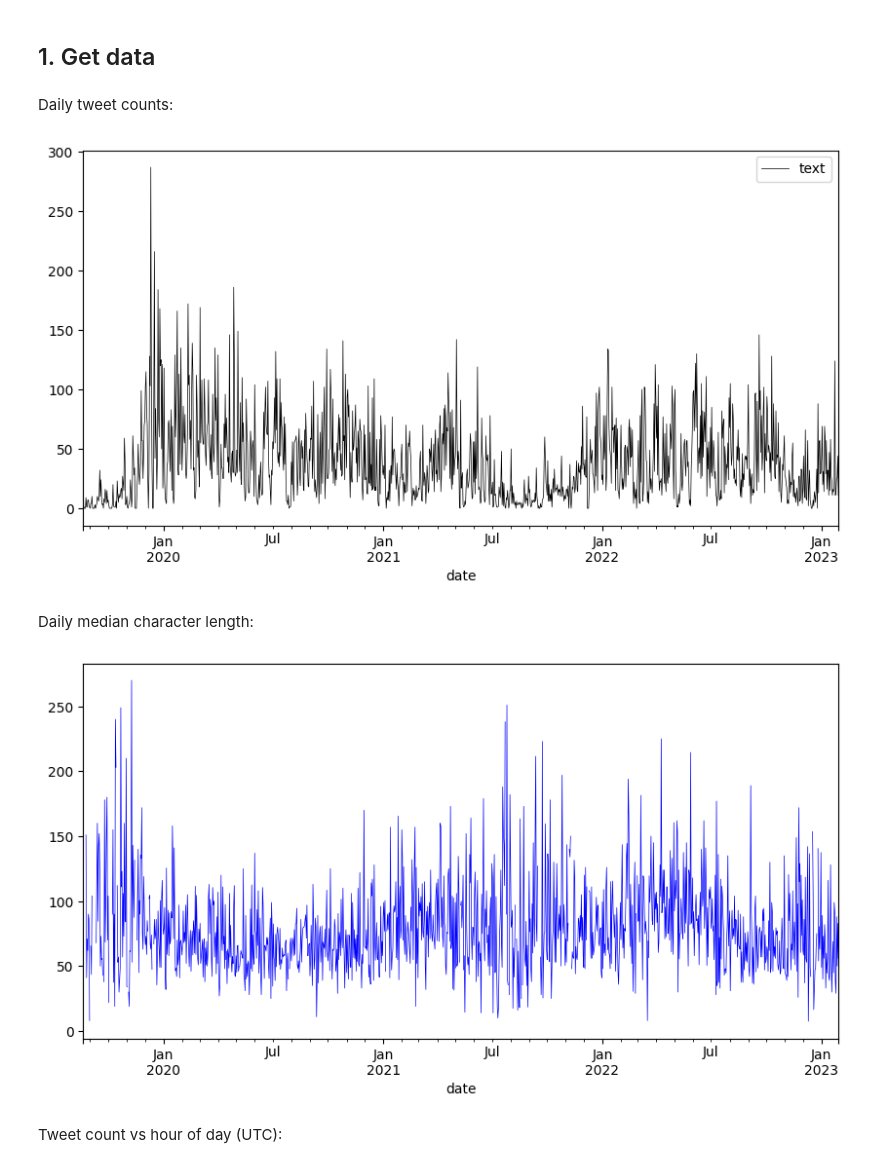
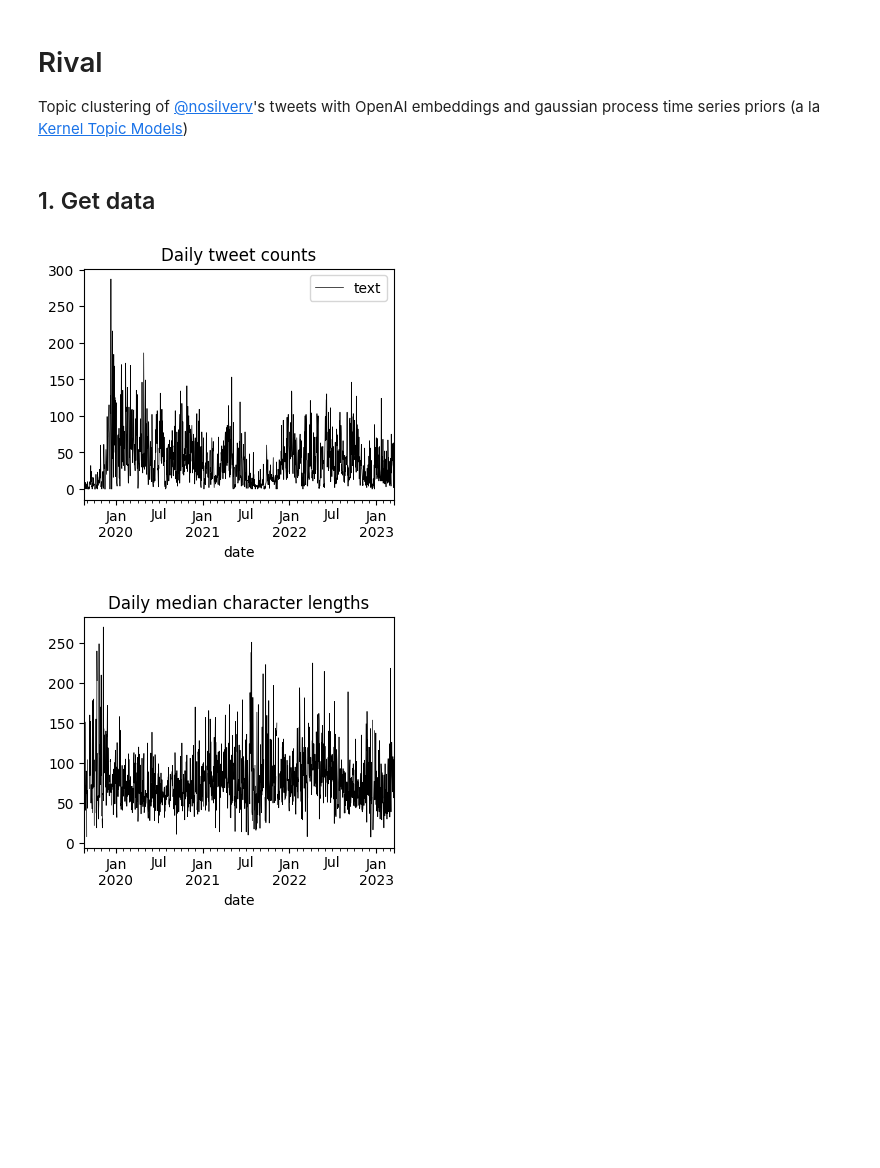
Before and after one commit to barancimen/rival-analysis, a Jupyter notebook: main.ipynb, the cells around one changed output. Saved outputs shown, nothing was run; the diff lists cells and outputs as text; code cells hidden in the pictures; blank space fills up the shorter version.

```diff
--- a/main.ipynb
+++ b/main.ipynb
@@ -3,3 +1,7 @@
+# %% [markdown]
+# Rival
+
+Topic clustering of [@nosilverv](https://twitter.com/nosilverv)'s tweets with OpenAI embeddings and gaussian process time series priors (a la [Kernel Topic Models](http://proceedings.mlr.press/v22/hennig12/hennig12.pdf))
 # %%
 %load_ext autoreload
 %autoreload 2
@@ -14,15 +23,13 @@ tweets.run()
-# %% [markdown]
-Daily tweet counts:
 # %%
-tweets.data.groupby('date').count().resample('D').sum().plot(c = 'k', lw = .5, figsize=(10,5));
+tweets.data.groupby('date').count().resample('D').sum().plot(
+    c = 'k', lw = .5, figsize=(4,3), title = 'Daily tweet counts'
+);
 # %% [output]
-[figure, old version]
+[figure, new version]
-# %% [markdown]
-Daily median character length:
 # %%
-tweets.data.set_index('date').dropna().text.apply(lambda y: min(len(y), 280)).resample('D').median().plot(c = 'b', lw = .5, figsize=(10,5));
+tweets.data.set_index('date').dropna().text.apply(lambda y: len(y)).resample('D').median().plot(
+    c = 'k', lw = .5, figsize=(4,3), title = 'Daily median character lengths'
+);
 # %% [output]
-[figure, old version]
+[figure, new version]
-# %% [markdown]
-Tweet count vs hour of day (UTC):
 # %%
```
Also changed, not shown: parts of 25 cells of this notebook, 7 other files.
